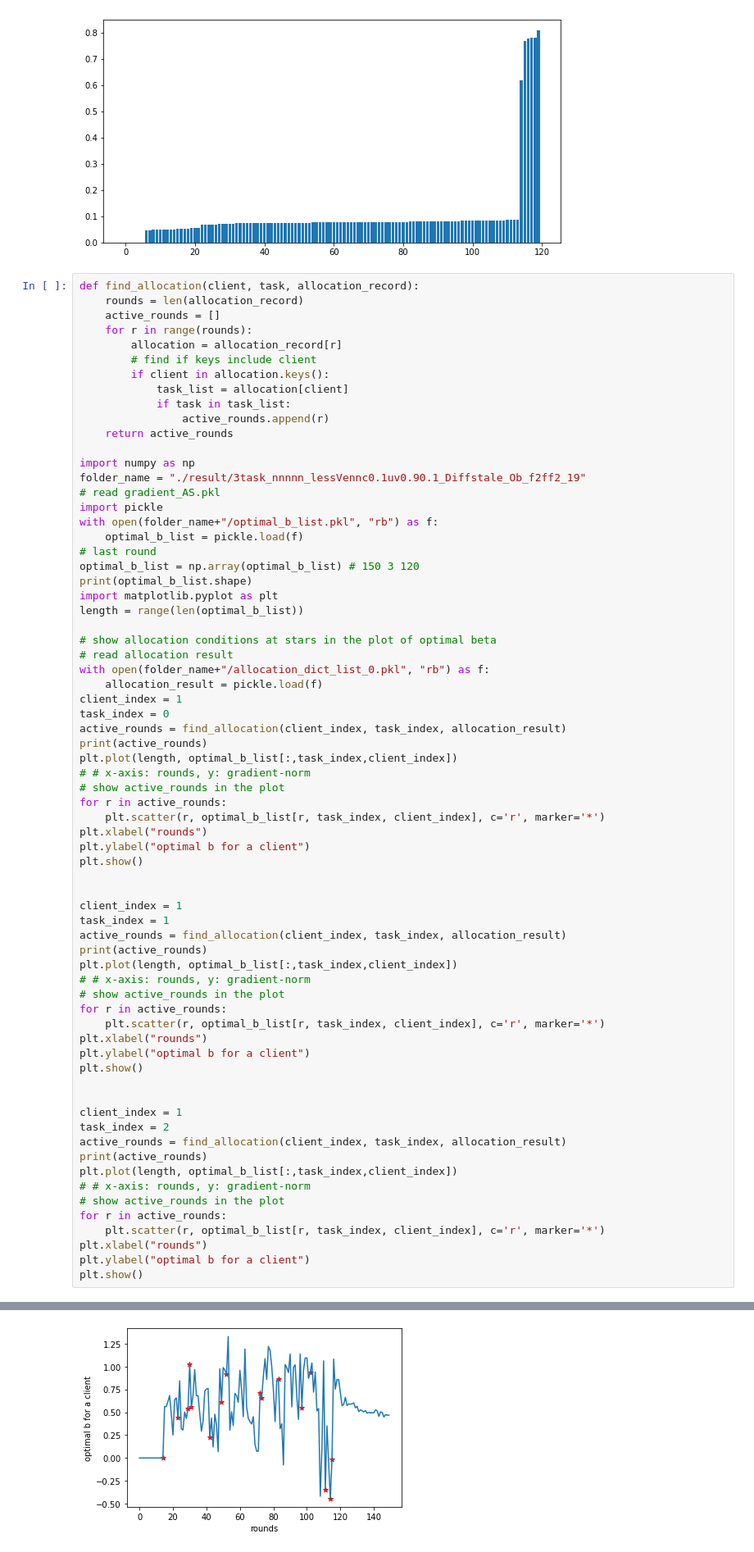
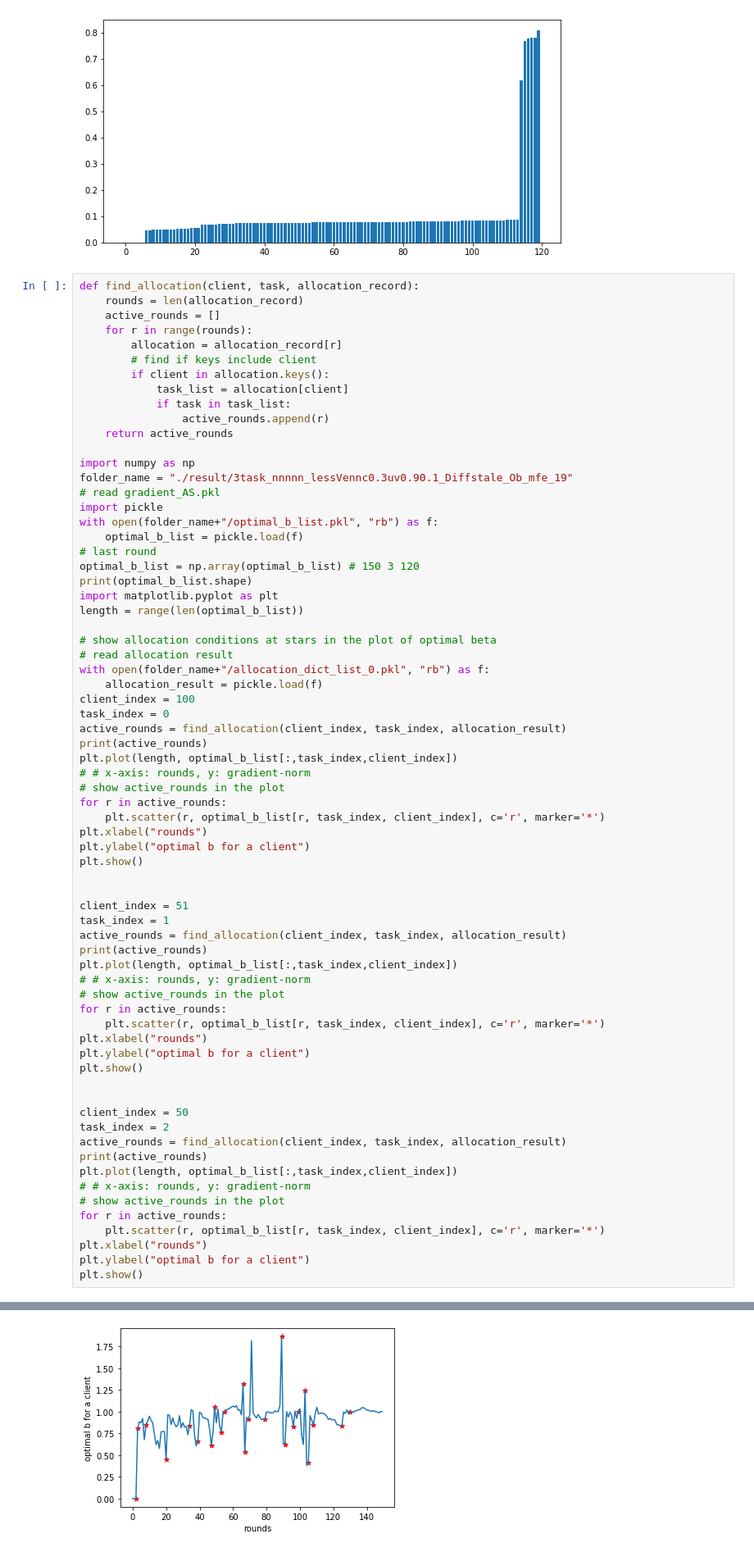
Before and after one commit to haoran-zh/mmfl-Dec, a Jupyter notebook: new_idea.ipynb, the cells around one changed output, grey strips where cells are left out. Shown: that part at 82% size. Saved outputs shown, nothing was run; the diff lists cells and outputs as text.

```diff
--- a/new_idea.ipynb
+++ b/new_idea.ipynb
@@ -1276,7 +1276,7 @@ def find_allocation(client, task, allocation_record):
     return active_rounds
 
 import numpy as np
-folder_name = "./result/3task_nnnnn_lessVennc0.1uv0.90.1_Diffstale_Ob_f2ff2_19"
+folder_name = "./result/3task_nnnnn_lessVennc0.3uv0.90.1_Diffstale_Ob_mfe_19"
 # read gradient_AS.pkl
 import pickle
 with open(folder_name+"/optimal_b_list.pkl", "rb") as f:
@@ -1291,7 +1291,7 @@ length = range(len(optimal_b_list))
 # read allocation result
 with open(folder_name+"/allocation_dict_list_0.pkl", "rb") as f:
     allocation_result = pickle.load(f)
-client_index = 1
+client_index = 100
 task_index = 0
 active_rounds = find_allocation(client_index, task_index, allocation_result)
 print(active_rounds)
@@ -1305,7 +1305,7 @@ plt.ylabel("optimal b for a client")
 plt.show()
 
 
-client_index = 1
+client_index = 51
 task_index = 1
 active_rounds = find_allocation(client_index, task_index, allocation_result)
 print(active_rounds)
@@ -1319,7 +1319,7 @@ plt.ylabel("optimal b for a client")
 plt.show()
 
 
-client_index = 1
+client_index = 50
 task_index = 2
 active_rounds = find_allocation(client_index, task_index, allocation_result)
 print(active_rounds)
@@ -1339 +1339 @@ plt.show()
-[figure, old version]
+[figure, new version]
```
Also changed, not shown: parts of 3 cells of this notebook, 8 other files.
